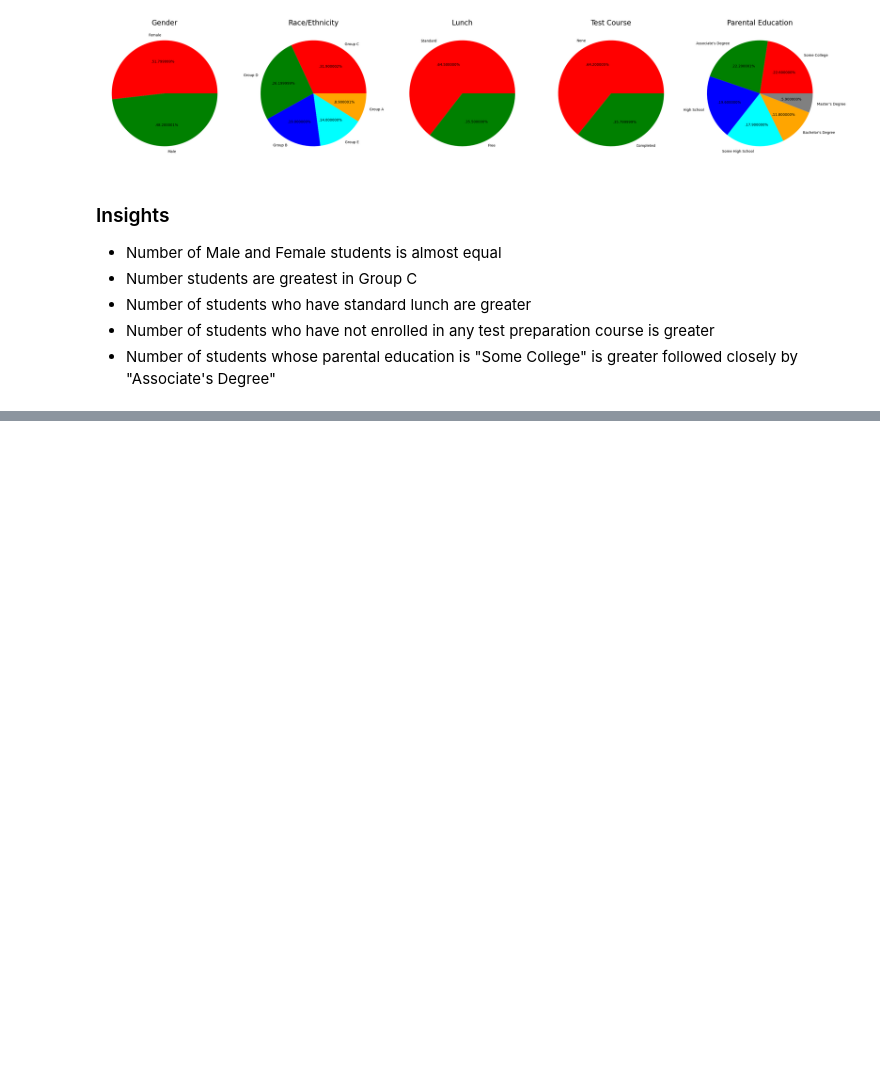
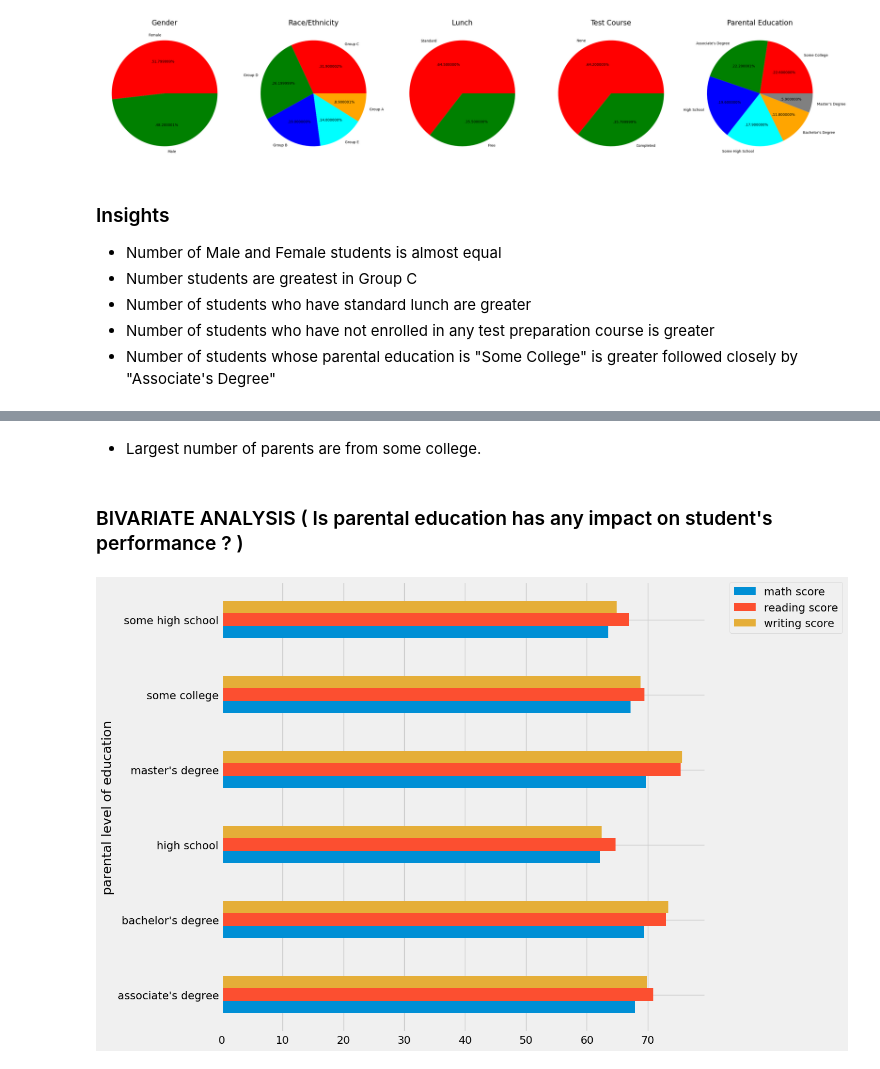
Before and after one commit to shahbhavya7/Student_Performace_Pred, a Jupyter notebook: notebook/EDA.ipynb, the cells around one changed output, grey strips where cells are left out. Drawn from its saved outputs; the diff is of its cells as text; code cells hidden in the pictures; blank space fills up the shorter version.

```diff
--- a/notebook/EDA.ipynb
+++ b/notebook/EDA.ipynb
@@ -372,0 +429,10 @@ plt.show()
+# %% [markdown]
+- Largest number of parents are from some college.
+# %% [markdown]
+### BIVARIATE ANALYSIS ( Is parental education has any impact on student's performance ? )
+# %%
+df.groupby('parental level of education')[numeric_features].mean().plot(kind='barh', figsize=(10, 10))
+plt.legend(bbox_to_anchor=(1.05, 1), loc=2, borderaxespad=0.)
+plt.show()
+# %% [output]
+[figure, added]
```
Also changed, not shown: parts of 23 cells of this notebook, 6 other files.
